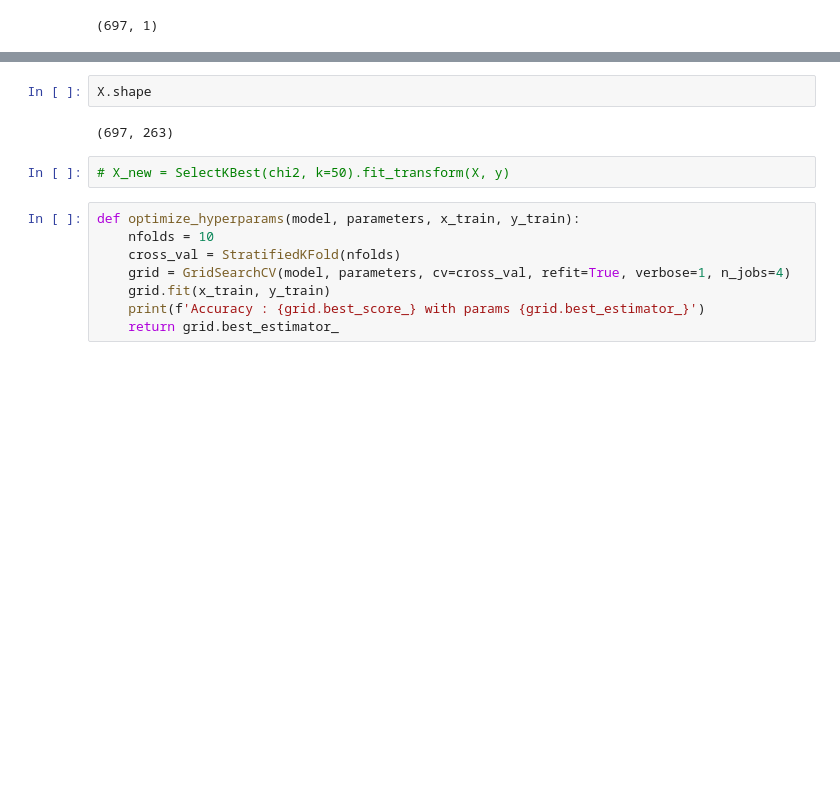
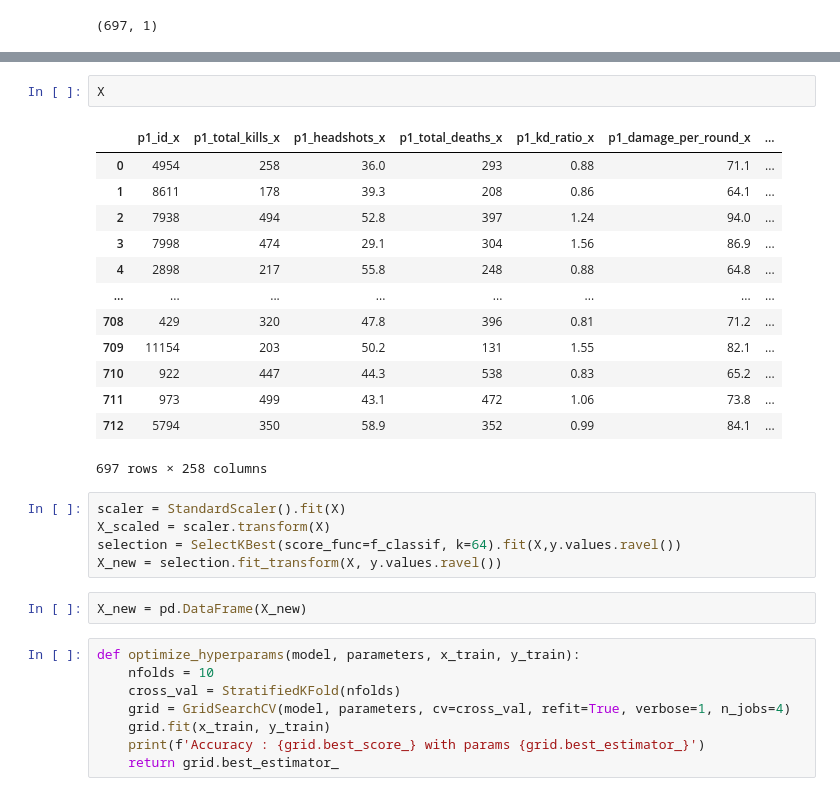
Before and after one commit to romanvoyt/datalounatest, a Jupyter notebook: Untitled.ipynb, the cells around one changed output, grey strips where cells are left out. Saved outputs shown, nothing was run; the diff lists cells and outputs as text; blank space fills up the shorter version.

```diff
--- a/Untitled.ipynb
+++ b/Untitled.ipynb
@@ -128,10 +130,27 @@ memory usage: 1.4 MB
 False
 # %%
-X.shape
+X
 # %% [output]
+|  | p1_id_x | p1_total_kills_x | p1_headshots_x | p1_total_deaths_x | p1_kd_ratio_x | p1_damage_per_round_x | ... |
+| 0 | 4954 | 258 | 36.0 | 293 | 0.88 | 71.1 | ... |
+| 1 | 8611 | 178 | 39.3 | 208 | 0.86 | 64.1 | ... |
+| 2 | 7938 | 494 | 52.8 | 397 | 1.24 | 94.0 | ... |
+| 3 | 7998 | 474 | 29.1 | 304 | 1.56 | 86.9 | ... |
+| 4 | 2898 | 217 | 55.8 | 248 | 0.88 | 64.8 | ... |
+| ... | ... | ... | ... | ... | ... | ... | ... |
+| 708 | 429 | 320 | 47.8 | 396 | 0.81 | 71.2 | ... |
+| 709 | 11154 | 203 | 50.2 | 131 | 1.55 | 82.1 | ... |
+| 710 | 922 | 447 | 44.3 | 538 | 0.83 | 65.2 | ... |
+| 711 | 973 | 499 | 43.1 | 472 | 1.06 | 73.8 | ... |
+| 712 | 5794 | 350 | 58.9 | 352 | 0.99 | 84.1 | ... |
-(697, 263)
+697 rows × 258 columns
 # %%
-# X_new = SelectKBest(chi2, k=50).fit_transform(X, y)
+scaler = StandardScaler().fit(X)
+X_scaled = scaler.transform(X)
+selection = SelectKBest(score_func=f_classif, k=64).fit(X,y.values.ravel())
+X_new = selection.fit_transform(X, y.values.ravel())
+# %%
+X_new = pd.DataFrame(X_new)
 # %%
 def optimize_hyperparams(model, parameters, x_train, y_train):
     nfolds = 10
```
Also changed, not shown: parts of 16 cells of this notebook.
